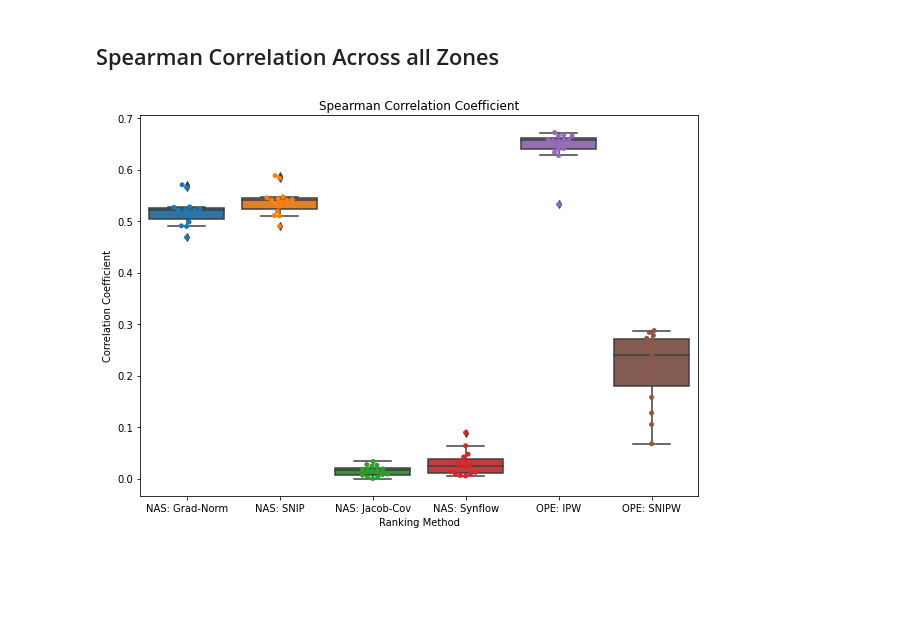
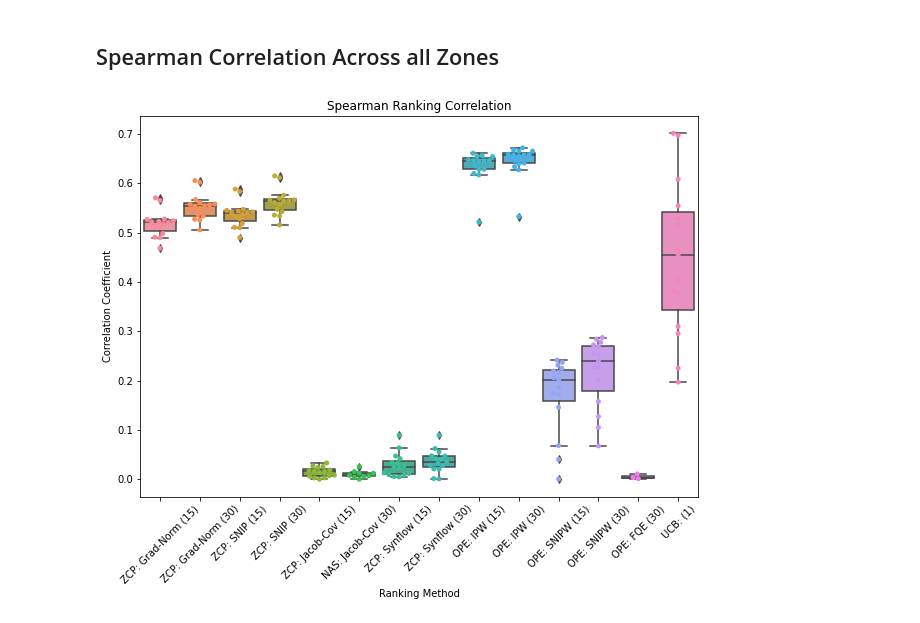
Before and after one commit to sustainable-computing/building-MARL, a Jupyter notebook: studies/PolicyRankingPlots.ipynb, the cells around one changed output. Drawn from its saved outputs; the diff is of its cells as text; code cells hidden in the pictures; blank space fills up the shorter version.

```diff
--- a/studies/PolicyRankingPlots.ipynb
+++ b/studies/PolicyRankingPlots.ipynb
@@ -14,8 +14,19 @@ snip_correlation_loc = "data/snip_spearman_corr_16_06_2022.pkl"
 jacob_cov_correlation_loc = "data/jacob_cov_spearman_corr_16_06_2022.pkl"
 synflow_correlation_loc = "data/synflow_spearman_corr_16_06_2022.pkl"
 
+grad_norm_correlation_loc_30 = "data/grad_norm_ipw_spearman_corrs_03_07_2022.pkl"
+snip_correlation_loc_30 = "data/snip_spearman_corr_07_07_2022.pkl"
+jacob_cov_correlation_loc_30 = "data/jacob_cov_spearman_corr_12_07_2022.pkl"
+synflow_correlation_loc_30 = "data/synflow_spearman_corr_11_07_2022.pkl"
+
+ipw_correlation_loc_15 = "data/ipw_spearman_corrs_11_07_2022.pkl"
+snipw_correlation_loc_15 = "data/snipw_spearman_corr_11_07_2022.pkl"
 ipw_correlation_loc = "data/ipw_spearman_corrs_14_06_2022.pkl"
 snipw_correlation_loc = "data/snipw_spearman_corr_14_06_2022.pkl"
+
+ucb_correlation_1_0_loc = "data/ucb_corr_12_07_2022.pkl"
+
+fqe_corr_loc_0 = "data/fqe_spearman_corr_12_07_2022.pkl"
 
 with open(grad_norm_correlation_loc, "rb") as f:
     grad_norm_corr = pickle.load(f)
@@ -34,6 +45,30 @@ with open(ipw_correlation_loc, "rb") as f:
 
 with open(snipw_correlation_loc, "rb") as f:
     snipw_corr = pickle.load(f)
+
+with open(ipw_correlation_loc_15, "rb") as f:
+    ipw_corr_15 = pickle.load(f)
+
+with open(snipw_correlation_loc_15, "rb") as f:
+    snipw_corr_15 = pickle.load(f)
+
+with open(grad_norm_correlation_loc_30, "rb") as f:
+    grad_norm_corr_30 = pickle.load(f)
+
+with open(snip_correlation_loc_30, "rb") as f:
+    snip_corr_30 = pickle.load(f)
+
+with open(jacob_cov_correlation_loc_30, "rb") as f:
+    jacob_cov_corr_30 = pickle.load(f)
+
+with open(synflow_correlation_loc_30, "rb") as f:
+    synflow_corr_30 = pickle.load(f)
+
+with open(ucb_correlation_1_0_loc, "rb") as f:
+    ucb_corr_1_0 = pickle.load(f)
+
+with open(fqe_corr_loc_0, "rb") as f:
+    fqe_corr_0 = pickle.load(f)
 # %% [markdown]
 ## Spearman Correlation Across all Zones
 # %%
@@ -74,10 +158,11 @@ boxplot_df = pd.concat([grad_norm_df, snip_df, jacob_cov_df,
 # %%
 plt.figure(figsize=(10, 7))
-plt.title("Spearman Correlation Coefficient")
+plt.title("Spearman Ranking Correlation")
 sns.boxplot(x="method", y="correlation", data=boxplot_df)
 sns.swarmplot(x="method", y="correlation", data=boxplot_df)
 plt.xlabel("Ranking Method")
 plt.ylabel("Correlation Coefficient")
-plt.savefig("plots/spearman_corr_boxplot_17_06_2022.png", dpi=300)
+plt.xticks(rotation=45)
+plt.savefig("plots/spearman_corr_boxplot_12_07_2022.png", dpi=300, bbox_inches="tight")
 # %% [output]
-[figure, old version]
+[figure, new version]
```
Also changed, not shown: parts of 1 cell of this notebook, 12 other files.
